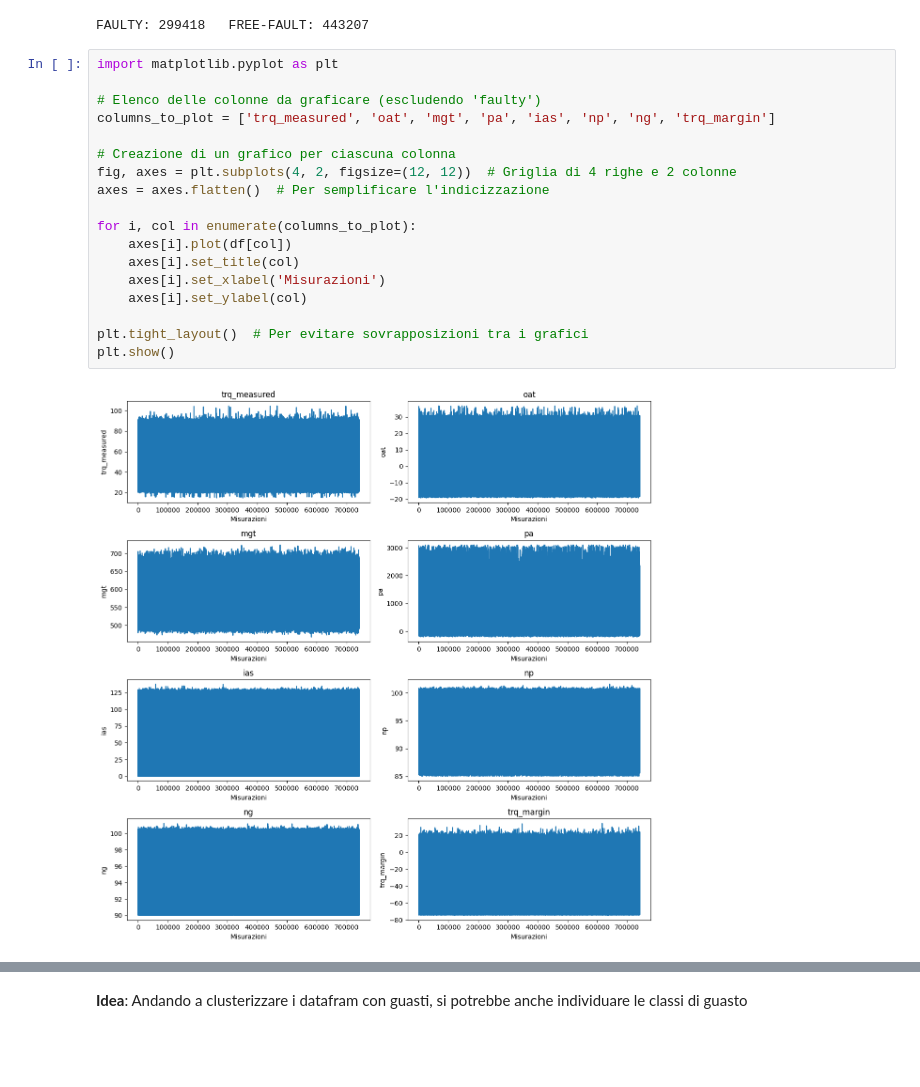
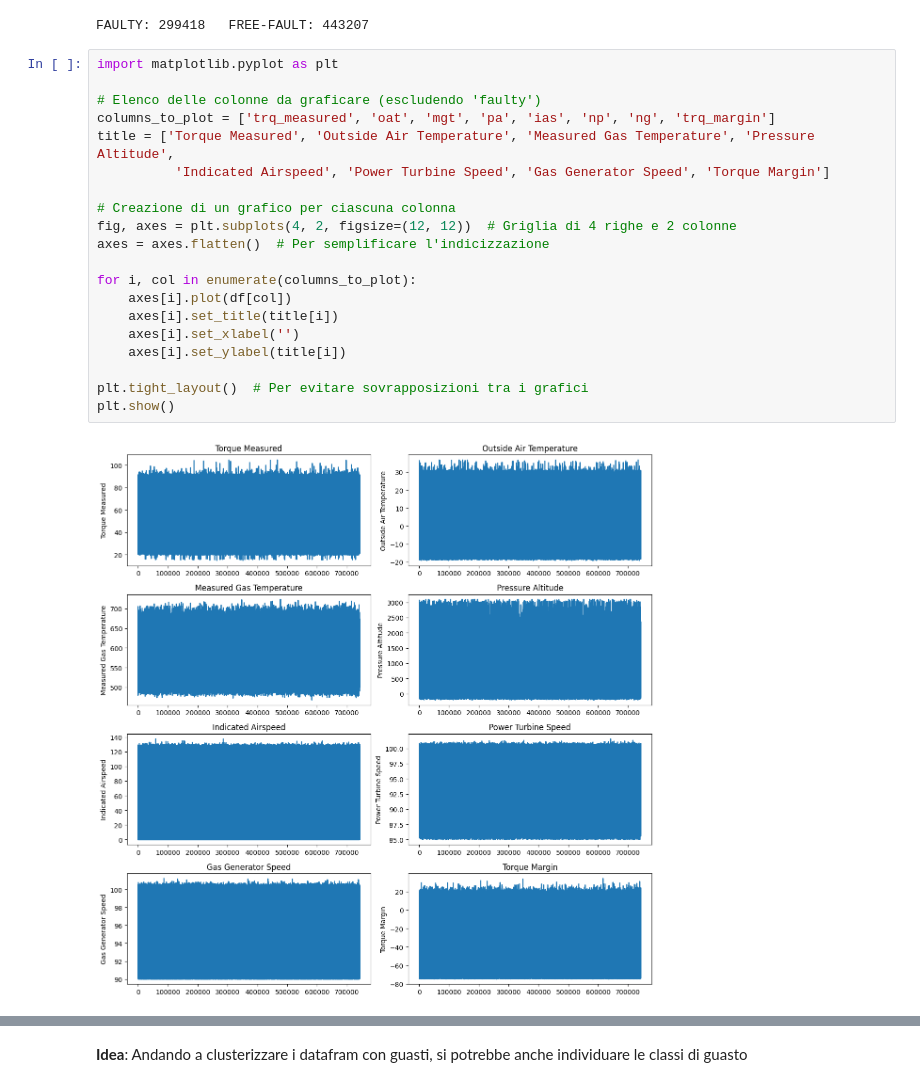
Before and after one commit to lucabellantee/FlyGuard, a Jupyter notebook: data_visualization.ipynb, the cells around one changed output, grey strips where cells are left out. Saved outputs shown, nothing was run; the diff lists cells and outputs as text; blank space fills up the shorter version.

Commit message:
Ancora su data visualization

```diff
--- a/data_visualization.ipynb
+++ b/data_visualization.ipynb
@@ -71,20 +71,22 @@ FAULTY: 299418   FREE-FAULT: 443207
 # %%
 import matplotlib.pyplot as plt
 
 # Elenco delle colonne da graficare (escludendo 'faulty')
 columns_to_plot = ['trq_measured', 'oat', 'mgt', 'pa', 'ias', 'np', 'ng', 'trq_margin']
+title = ['Torque Measured', 'Outside Air Temperature', 'Measured Gas Temperature', 'Pressure Altitude',
+          'Indicated Airspeed', 'Power Turbine Speed', 'Gas Generator Speed', 'Torque Margin']
 
 # Creazione di un grafico per ciascuna colonna
 fig, axes = plt.subplots(4, 2, figsize=(12, 12))  # Griglia di 4 righe e 2 colonne
 axes = axes.flatten()  # Per semplificare l'indicizzazione
 
 for i, col in enumerate(columns_to_plot):
     axes[i].plot(df[col])
-    axes[i].set_title(col)
-    axes[i].set_xlabel('Misurazioni')
-    axes[i].set_ylabel(col)
+    axes[i].set_title(title[i])
+    axes[i].set_xlabel('')
+    axes[i].set_ylabel(title[i])
 
 plt.tight_layout()  # Per evitare sovrapposizioni tra i grafici
 plt.show()
 # %% [output]
-[figure, old version]
+[figure, new version]
```
Also changed, not shown: parts of 12 cells of this notebook, 1 other file.
